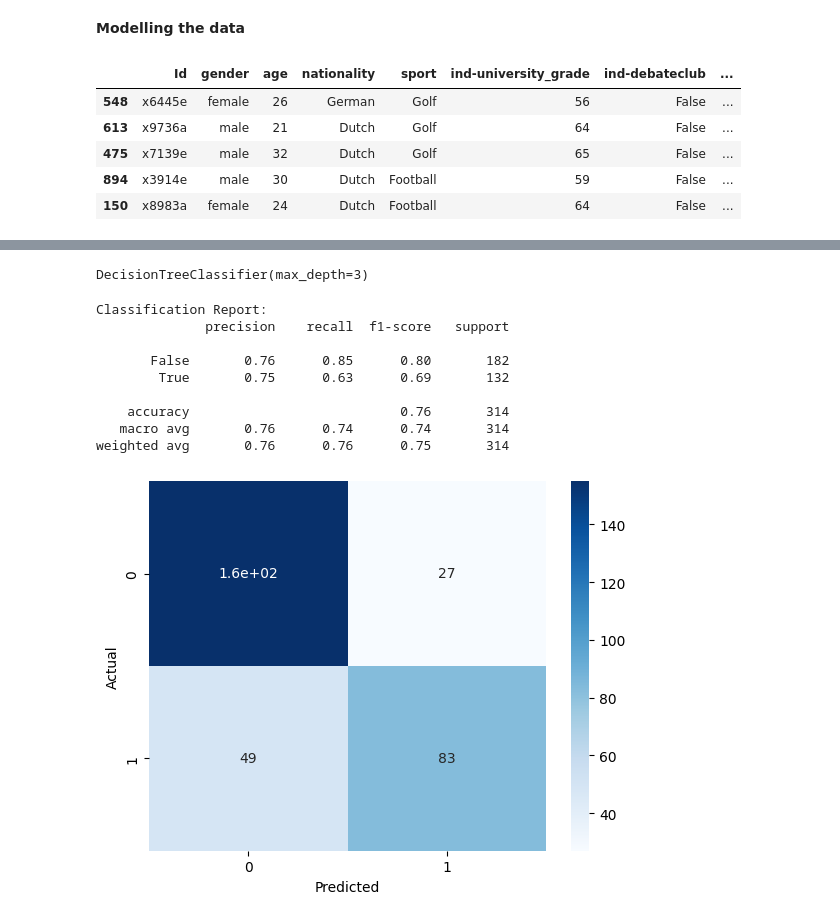
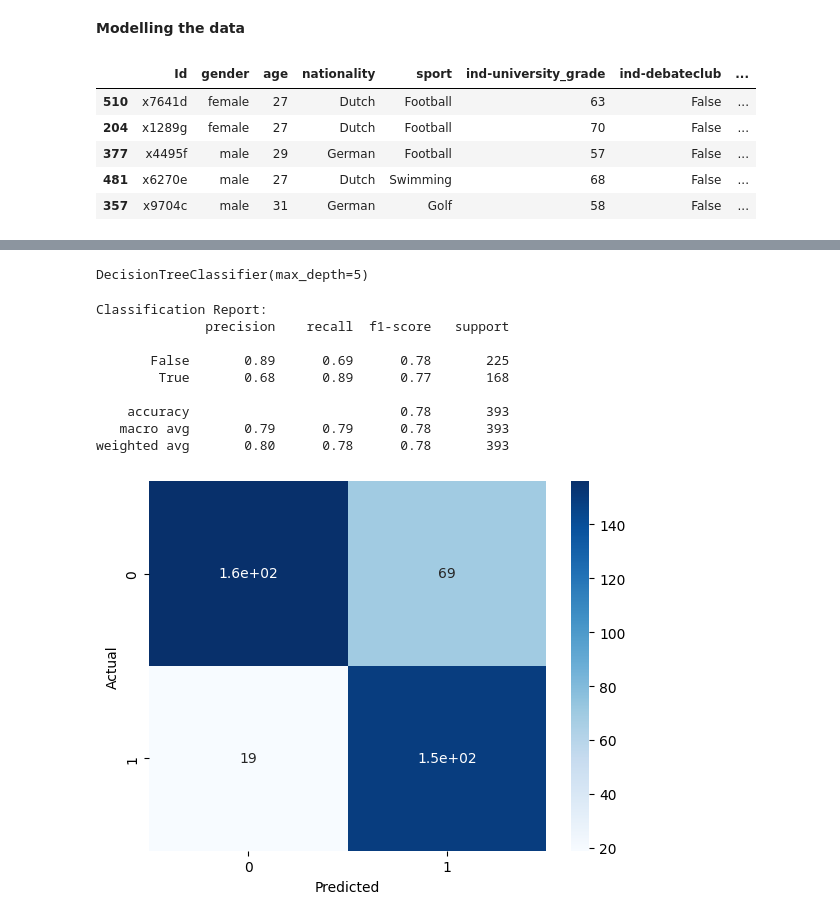
Before and after one commit to mjzdych/itds_project, a Jupyter notebook: itds_assignment3.ipynb, the cells around one changed output, grey strips where cells are left out. Saved outputs shown, nothing was run; the diff lists cells and outputs as text; code cells hidden in the pictures.

```diff
--- a/itds_assignment3.ipynb
+++ b/itds_assignment3.ipynb
@@ -142,15 +142,14 @@ Name: ind-languages, dtype: int64
 **Modelling the data**
 # %%
 df_train, df_test = skl.model_selection.train_test_split(filtered_df, test_size=0.20, random_state=9, shuffle=True)
-df_train, df_val = skl.model_selection.train_test_split(df_train, test_size=0.20, random_state=9, shuffle=True)
 df_train.head()
 # %% [output]
 |  | Id | gender | age | nationality | sport | ind-university_grade | ind-debateclub | ... |
-| 548 | x6445e | female | 26 | German | Golf | 56 | False | ... |
-| 613 | x9736a | male | 21 | Dutch | Golf | 64 | False | ... |
-| 475 | x7139e | male | 32 | Dutch | Golf | 65 | False | ... |
-| 894 | x3914e | male | 30 | Dutch | Football | 59 | False | ... |
-| 150 | x8983a | female | 24 | Dutch | Football | 64 | False | ... |
+| 510 | x7641d | female | 27 | Dutch | Football | 63 | False | ... |
+| 204 | x1289g | female | 27 | Dutch | Football | 70 | False | ... |
+| 377 | x4495f | male | 29 | German | Football | 57 | False | ... |
+| 481 | x6270e | male | 27 | Dutch | Swimming | 68 | False | ... |
+| 357 | x9704c | male | 31 | German | Golf | 58 | False | ... |
 # %%
 X_train = df_train[['gender','age', 'nationality', 'sport', 'ind-university_grade', 'ind-debateclub', 'ind-programming_exp',	'ind-international_exp', 	'ind-languages', 'ind-exact_study',	'ind-degree', 'company']]
 y_train = df_train['decision']
@@ -218,7 +217,7 @@ best_params = grid_search.best_params_
 best_classifier = grid_search.best_estimator_.named_steps['classifier']
 print(best_classifier)
 # %% [output]
-DecisionTreeClassifier(max_depth=3)
+DecisionTreeClassifier(max_depth=5)
 # %%
 # Make predictions on the training set
 y_pred = grid_search.predict(X_train)
@@ -235,13 +234,13 @@ plt.show()
 Classification Report:
               precision    recall  f1-score   support
 
-       False       0.76      0.85      0.80       182
-        True       0.75      0.63      0.69       132
+       False       0.89      0.69      0.78       225
+        True       0.68      0.89      0.77       168
 
-    accuracy                           0.76       314
-   macro avg       0.76      0.74      0.74       314
-weighted avg       0.76      0.76      0.75       314
+    accuracy                           0.78       393
+   macro avg       0.79      0.79      0.78       393
+weighted avg       0.80      0.78      0.78       393
-[figure, old version]
+[figure, new version]
 # %%
 # Make predictions on the validation set
 y_pred = grid_search.predict(X_val)
```
Also changed, not shown: parts of 3 cells of this notebook.
